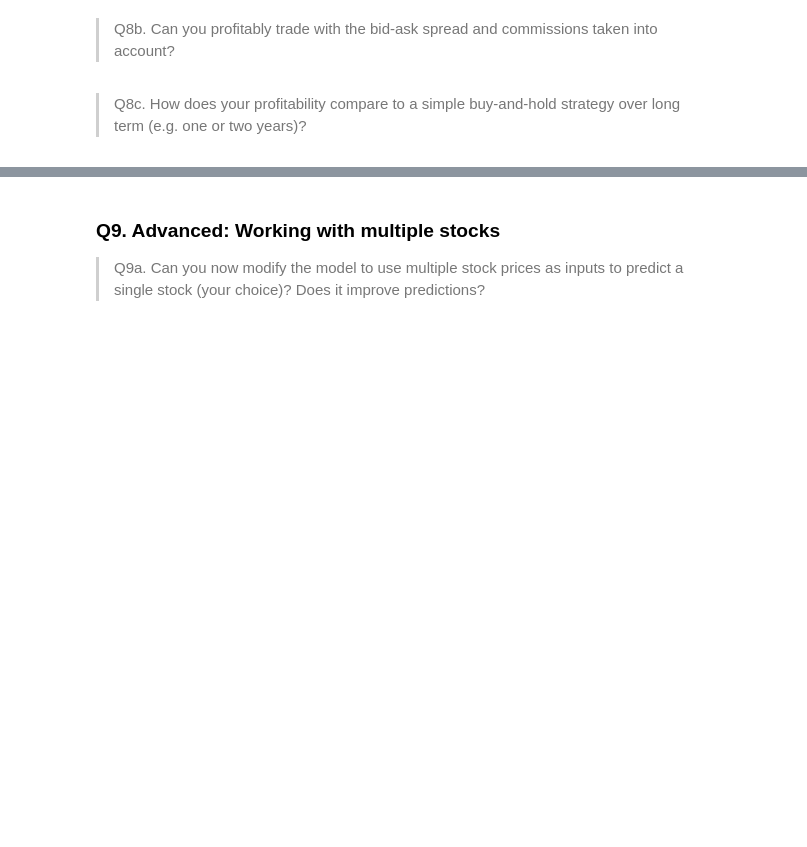
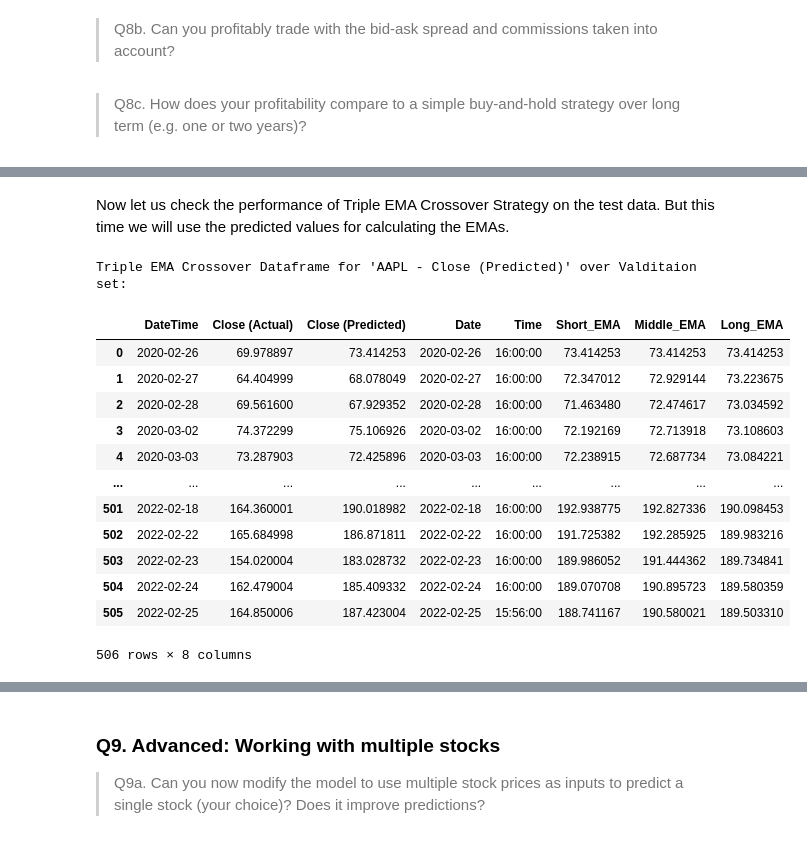
Before and after one commit to munish30monga/lstm_based_stock_trading_system, a Jupyter notebook: 22m2153.ipynb, the cells around one changed output, grey strips where cells are left out. Saved outputs shown, nothing was run; the diff lists cells and outputs as text; code cells hidden in the pictures; blank space fills up the shorter version.

```diff
--- a/22m2153.ipynb
+++ b/22m2153.ipynb
@@ -1938,0 +2075,21 @@ one or two years)?
+# %% [markdown]
+Now let us check the performance of Triple EMA Crossover Strategy on the test data. But this time we will use the predicted values for calculating the EMAs.
+# %%
+tema_df_dict_test = create_tema_df_dict(pred_df_dict_test, column = f"{predict} (Predicted)")       # note that we are using the predicted values here
+print(f"Triple EMA Crossover Dataframe for '{stocks[0]} - {predict} (Predicted)' over Valditaion set:")
+tema_df_dict_test[stocks[0]]
+# %% [output]
+Triple EMA Crossover Dataframe for 'AAPL - Close (Predicted)' over Valditaion set:
+|  | DateTime | Close (Actual) | Close (Predicted) | Date | Time | Short_EMA | Middle_EMA | Long_EMA |
+| 0 | 2020-02-26 | 69.978897 | 73.414253 | 2020-02-26 | 16:00:00 | 73.414253 | 73.414253 | 73.414253 |
+| 1 | 2020-02-27 | 64.404999 | 68.078049 | 2020-02-27 | 16:00:00 | 72.347012 | 72.929144 | 73.223675 |
+| 2 | 2020-02-28 | 69.561600 | 67.929352 | 2020-02-28 | 16:00:00 | 71.463480 | 72.474617 | 73.034592 |
+| 3 | 2020-03-02 | 74.372299 | 75.106926 | 2020-03-02 | 16:00:00 | 72.192169 | 72.713918 | 73.108603 |
+| 4 | 2020-03-03 | 73.287903 | 72.425896 | 2020-03-03 | 16:00:00 | 72.238915 | 72.687734 | 73.084221 |
+| ... | ... | ... | ... | ... | ... | ... | ... | ... |
+| 501 | 2022-02-18 | 164.360001 | 190.018982 | 2022-02-18 | 16:00:00 | 192.938775 | 192.827336 | 190.098453 |
+| 502 | 2022-02-22 | 165.684998 | 186.871811 | 2022-02-22 | 16:00:00 | 191.725382 | 192.285925 | 189.983216 |
+| 503 | 2022-02-23 | 154.020004 | 183.028732 | 2022-02-23 | 16:00:00 | 189.986052 | 191.444362 | 189.734841 |
+| 504 | 2022-02-24 | 162.479004 | 185.409332 | 2022-02-24 | 16:00:00 | 189.070708 | 190.895723 | 189.580359 |
+| 505 | 2022-02-25 | 164.850006 | 187.423004 | 2022-02-25 | 15:56:00 | 188.741167 | 190.580021 | 189.503310 |
+506 rows × 8 columns
```
Also changed, not shown: parts of 23 cells of this notebook.
